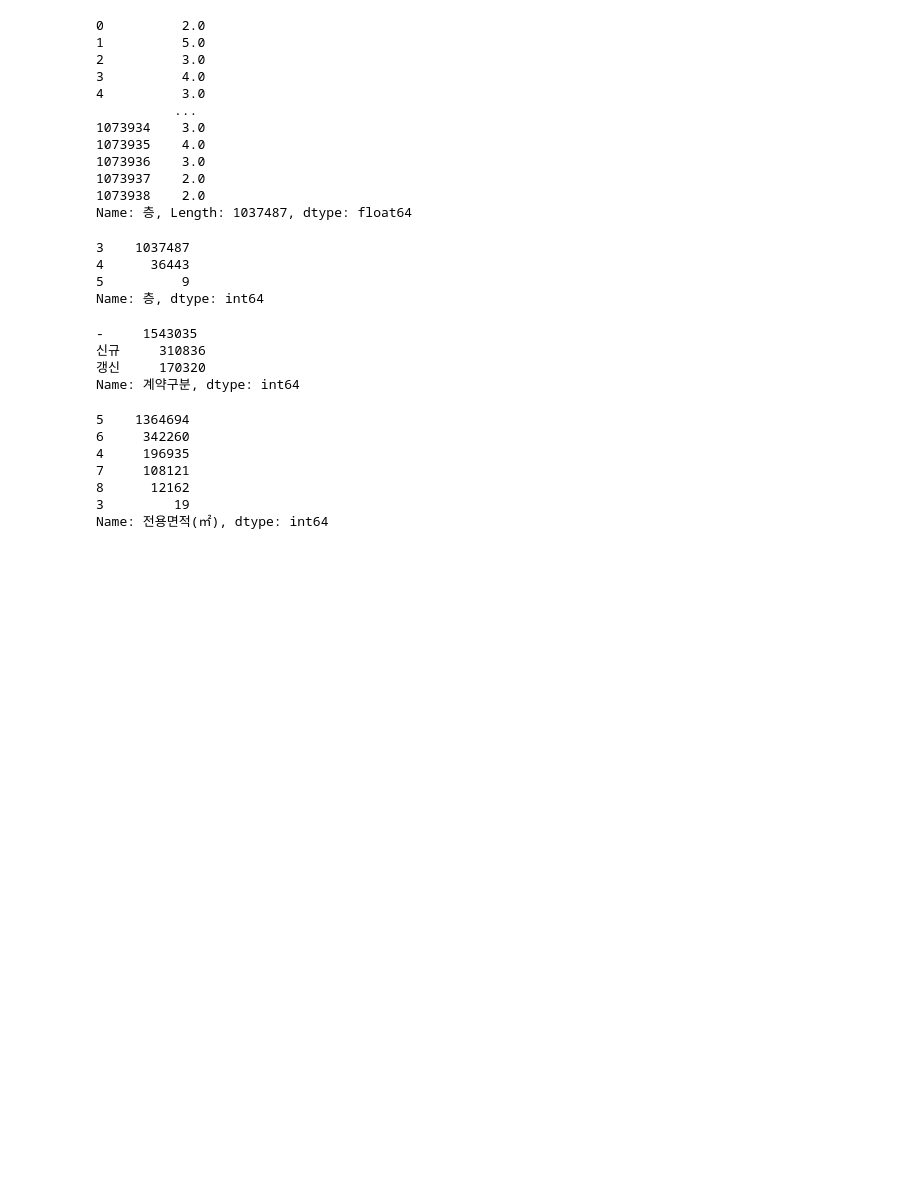
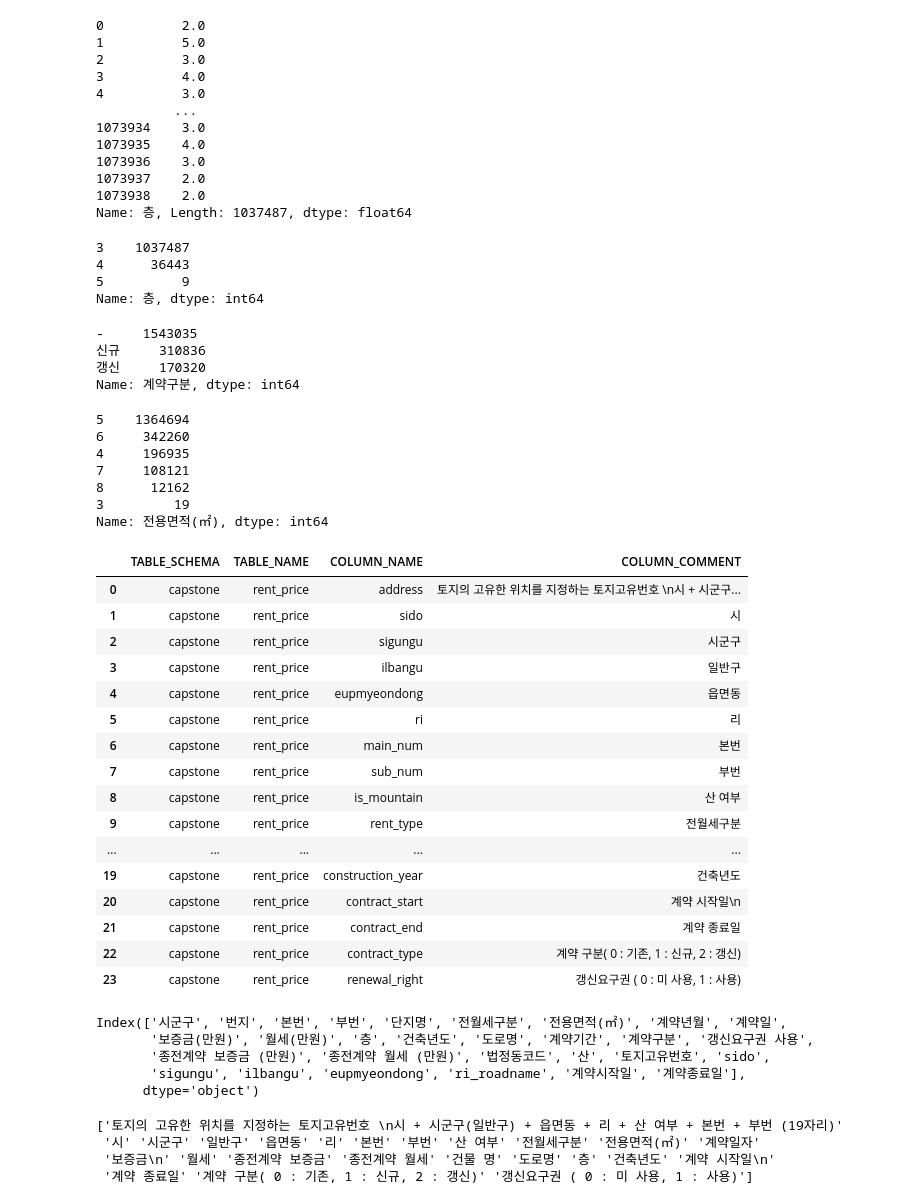
Before and after one commit to CSID-DGU/2023-2-DSC4007-07-MatDongSan, a Jupyter notebook: rent_price_insert.ipynb, the cells around one changed output. Saved outputs shown, nothing was run; the diff lists cells and outputs as text; code cells hidden in the pictures; blank space fills up the shorter version.

```diff
--- a/rent_price_insert.ipynb
+++ b/rent_price_insert.ipynb
@@ -365,0 +362,39 @@ Name: 전용면적(㎡), dtype: int64
+# %%
+result = pd.DataFrame(cursor.fetchall())
+# %%
+result
+# %% [output]
+|  | TABLE_SCHEMA | TABLE_NAME | COLUMN_NAME | COLUMN_COMMENT |
+| 0 | capstone | rent_price | address | 토지의 고유한 위치를 지정하는 토지고유번호 \n시 + 시군구... |
+| 1 | capstone | rent_price | sido | 시 |
+| 2 | capstone | rent_price | sigungu | 시군구 |
+| 3 | capstone | rent_price | ilbangu | 일반구 |
+| 4 | capstone | rent_price | eupmyeondong | 읍면동 |
+| 5 | capstone | rent_price | ri | 리 |
+| 6 | capstone | rent_price | main_num | 본번 |
+| 7 | capstone | rent_price | sub_num | 부번 |
+| 8 | capstone | rent_price | is_mountain | 산 여부 |
+| 9 | capstone | rent_price | rent_type | 전월세구분 |
+| ... | ... | ... | ... | ... |
+| 19 | capstone | rent_price | construction_year | 건축년도 |
+| 20 | capstone | rent_price | contract_start | 계약 시작일\n |
+| 21 | capstone | rent_price | contract_end | 계약 종료일 |
+| 22 | capstone | rent_price | contract_type | 계약 구분( 0 : 기존, 1 : 신규, 2 : 갱신) |
+| 23 | capstone | rent_price | renewal_right | 갱신요구권 ( 0 : 미 사용, 1 : 사용) |
+# %%
+apt.columns
+# %% [output]
+Index(['시군구', '번지', '본번', '부번', '단지명', '전월세구분', '전용면적(㎡)', '계약년월', '계약일',
+       '보증금(만원)', '월세(만원)', '층', '건축년도', '도로명', '계약기간', '계약구분', '갱신요구권 사용',
+       '종전계약 보증금 (만원)', '종전계약 월세 (만원)', '법정동코드', '산', '토지고유번호', 'sido',
+       'sigungu', 'ilbangu', 'eupmyeondong', 'ri_roadname', '계약시작일', '계약종료일'],
+      dtype='object')
+# %%
+print(result.COLUMN_COMMENT.values)
+# 토지고유번호,sido,sigungu,ilbangu,eupmyeondong,ri,본번,부번,산여부,전월세구분,전용면적,계약일자,보증금,월세,종전계약 보증금,종전계약 월세, 건물명,도로명,층,건축년도, 계약 시작일, 계약 종료일, 계약 구분
+insert_df = apt[["토지고유번호","sido","sigungu","ilbangu","eupmyeondong","ri_roadname","본번","부번",'산',"전월세구분","전용면적(㎡)","계약년월","계약일","보증금(만원)","월세(만원)","종전계약 보증금 (만원)",'종전계약 월세 (만원)',"단지명","도로명","층","건축년도","계약시작일",'계약종료일','계약구분']]
+# %% [output]
+['토지의 고유한 위치를 지정하는 토지고유번호 \n시 + 시군구(일반구) + 읍면동 + 리 + 산 여부 + 본번 + 부번 (19자리)'
+ '시' '시군구' '일반구' '읍면동' '리' '본번' '부번' '산 여부' '전월세구분' '전용면적(㎡)' '계약일자'
+ '보증금\n' '월세' '종전계약 보증금' '종전계약 월세' '건물 명' '도로명' '층' '건축년도' '계약 시작일\n'
+ '계약 종료일' '계약 구분( 0 : 기존, 1 : 신규, 2 : 갱신)' '갱신요구권 ( 0 : 미 사용, 1 : 사용)']
```
Also changed, not shown: parts of 12 cells of this notebook.
